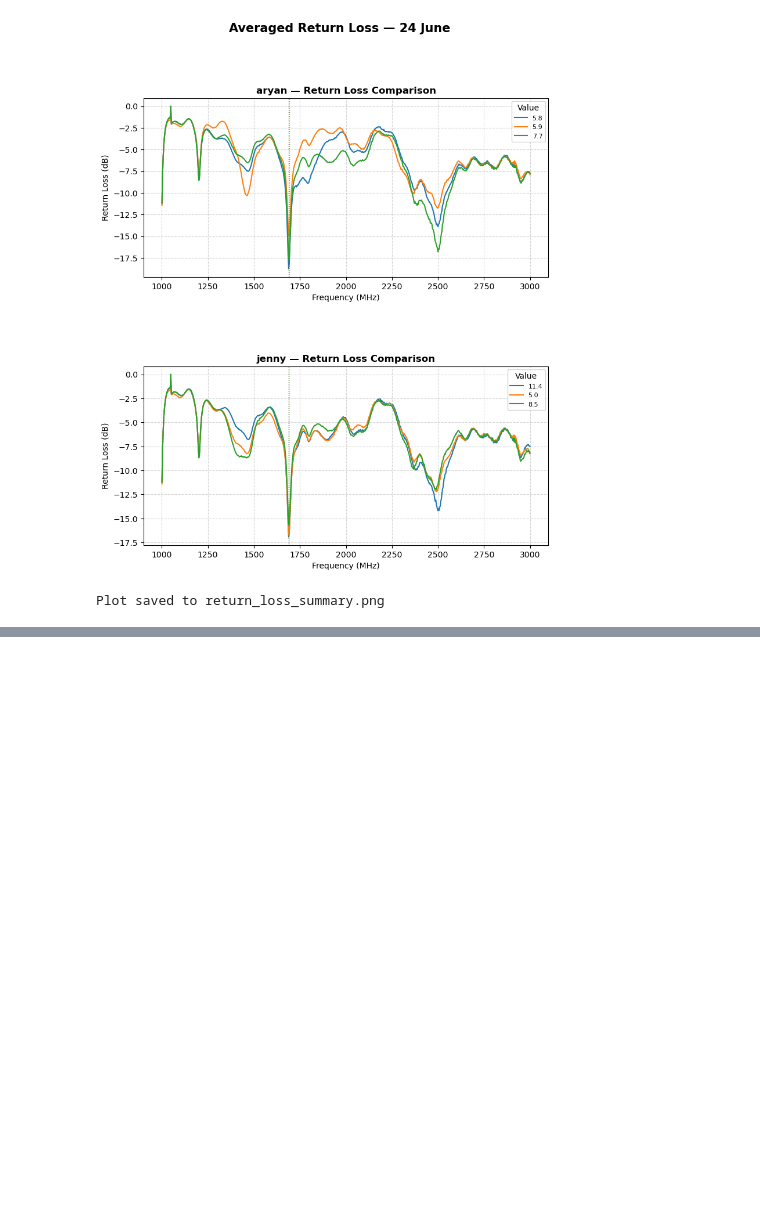
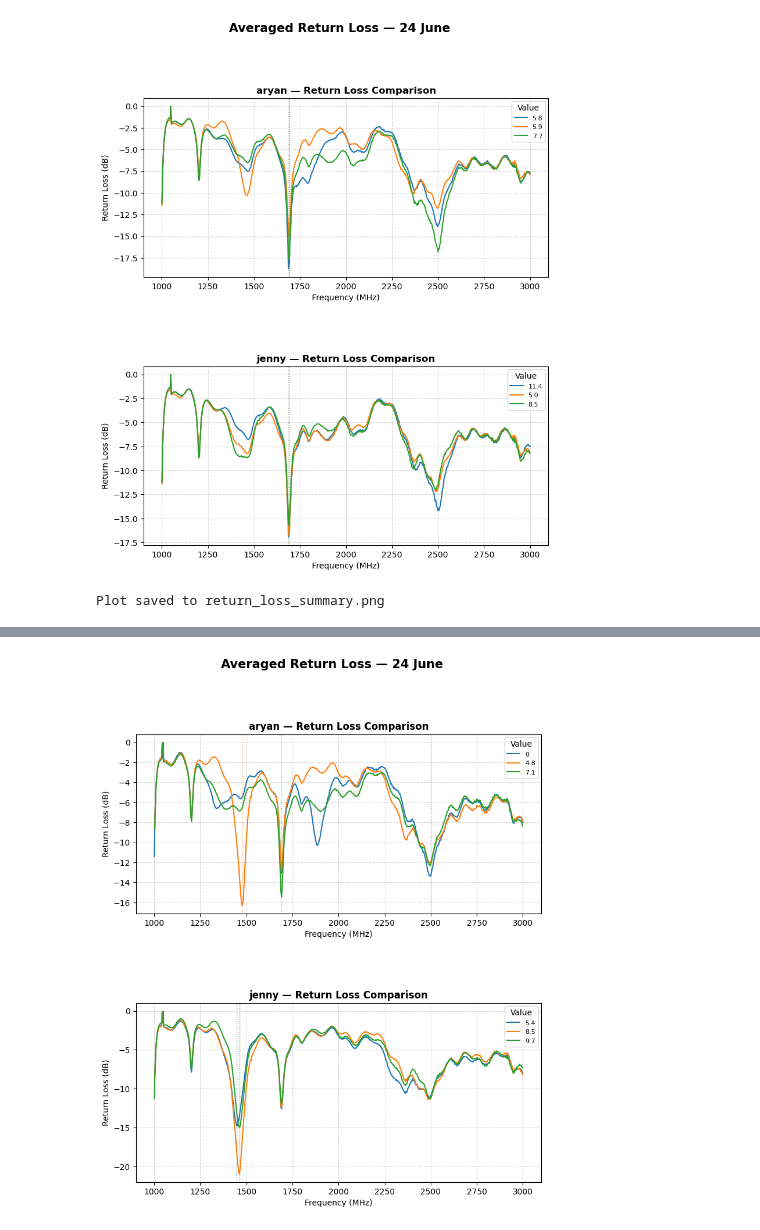
Before and after one commit to Aryanaut/glucoring, a Jupyter notebook: src/data_processing.ipynb, the cells around one changed output, grey strips where cells are left out. Drawn from its saved outputs; the diff is of its cells as text; code cells hidden in the pictures; blank space fills up the shorter version.

Commit message:
more data from before tues

```diff
--- a/src/data_processing.ipynb
+++ b/src/data_processing.ipynb
@@ -388,3 +388,99 @@ jenny-8.5               -15.71      0.00     -5.97      2.44      1689.06
 ──────────────────────────────────────────────────────────────────────
 [figure]
 Plot saved to return_loss_summary.png
+# %%
+import os
+import re
+import pandas as pd
+import numpy as np
+import matplotlib.pyplot as plt
+import matplotlib.gridspec as gridspec
+
+DIR = '/Users/jenny/Documents/Github/glucoring/' + 'src/data/25-june/'
+COLS = ['Frequency(Hz)', 'Return Loss(dB)']
+
+FREQ_MIN_MHZ = 1000
+FREQ_MAX_MHZ = 3000
+
+# ── 1. Load data ──────────────────────────────────────────────────────────────
+data = {}
+for folder in os.listdir(DIR):
+    if folder.startswith('.'):
+        continue
+    folder_path = os.path.join(DIR, folder)
+    if os.path.isdir(folder_path):
+        for file in os.listdir(folder_path):
+            if file.endswith('.csv'):
+                file_path = os.path.join(folder_path, file)
+                data[folder + '_' + file] = pd.read_csv(file_path)
+
+# ── 2. Average 3 files per folder ─────────────────────────────────────────────
+folders = sorted({key.split('_')[0] for key in data})
+averaged = {}
+
+for folder in folders:
+    group = [df[COLS] for key, df in data.items() if key.startswith(folder + '_')]
+    if len(group) != 3:
+        print(f"⚠️  '{folder}' has {len(group)} file(s), expected 3 — skipping.")
+        continue
+    averaged[folder] = pd.concat(group).groupby(level=0).mean().reset_index(drop=True)
+    averaged[folder]['Frequency(Hz)'] = group[0]['Frequency(Hz)'].values
+
+# ── 3. Filter frequency range ─────────────────────────────────────────────────
+for folder in averaged:
+    df   = averaged[folder]
+    mask = (df['Frequency(Hz)'] / 1e6 >= FREQ_MIN_MHZ) & \
+           (df['Frequency(Hz)'] / 1e6 <= FREQ_MAX_MHZ)
+    averaged[folder] = df[mask].reset_index(drop=True)
+
+# ── 4. Group folders by base name (strip trailing digits + decimals) ───────────
+groups = {}
+for folder in averaged:
+    base = re.sub(r'[\s_-]*[\d.]+$', '', folder)  # 'jenny-8.5' → 'jenny'
+    groups.setdefault(base, []).append(folder)
+
+# ── 5. Statistics ─────────────────────────────────────────────────────────────
+print(f"\n{'─'*70}")
+print(f"{'FOLDER':<20} {'RL Min':>9} {'RL Max':>9} {'RL Mean':>9} {'RL Std':>9} {'Min @ (MHz)':>12}")
+print(f"{'─'*70}")
+
+for folder, df in averaged.items():
+    rl       = df['Return Loss(dB)']
+    freq_mhz = df['Frequency(Hz)'] / 1e6
+    min_idx  = rl.idxmin()
+    print(f"{folder:<20} {rl.min():>9.2f} {rl.max():>9.2f} {rl.mean():>9.2f} {rl.std():>9.2f} {freq_mhz[min_idx]:>12.2f}")
+
+print(f"{'─'*70}\n")
+
+# ── 6. Plot — one subplot per base group, all variants overlaid ───────────────
+n      = len(groups)
+fig    = plt.figure(figsize=(9, 5 * n))
+gs     = gridspec.GridSpec(n, 1, figure=fig, hspace=0.5)
+colors = plt.cm.tab10.colors
+
+for i, (base, members) in enumerate(sorted(groups.items())):
+    ax = fig.add_subplot(gs[i, 0])
+
+    for j, folder in enumerate(sorted(members)):
+        df       = averaged[folder]
+        freq_mhz = df['Frequency(Hz)'] / 1e6
+        rl       = df['Return Loss(dB)']
+        color    = colors[j % len(colors)]
+        min_idx  = rl.idxmin()
+        label    = re.search(r'[\d.]+$', folder).group()
+
+        ax.plot(freq_mhz, rl, color=color, linewidth=1.5, label=label)
+        ax.axvline(freq_mhz[min_idx], color=color, linestyle=':', linewidth=1.0,
+                   alpha=0.7)
+
+    ax.set_title(f'{base} — Return Loss Comparison', fontweight='bold')
+    ax.set_xlabel('Frequency (MHz)')
+    ax.set_ylabel('Return Loss (dB)')
+    ax.grid(True, linestyle='--', alpha=0.5)
+    ax.legend(title='Value', fontsize=8)
+
+plt.suptitle('Averaged Return Loss — 24 June', fontsize=15, fontweight='bold', y=1.01)
+plt.savefig(os.path.join(DIR, 'return_loss_summary.png'), dpi=150, bbox_inches='tight')
+plt.show()
+print("Plot saved to return_loss_summary.png")
+# %% [output]
@@ -390,0 +497 @@ Plot saved to return_loss_summary.png
+[figure, added]
```
Also changed, not shown: parts of 3 cells of this notebook, 43 other files.
